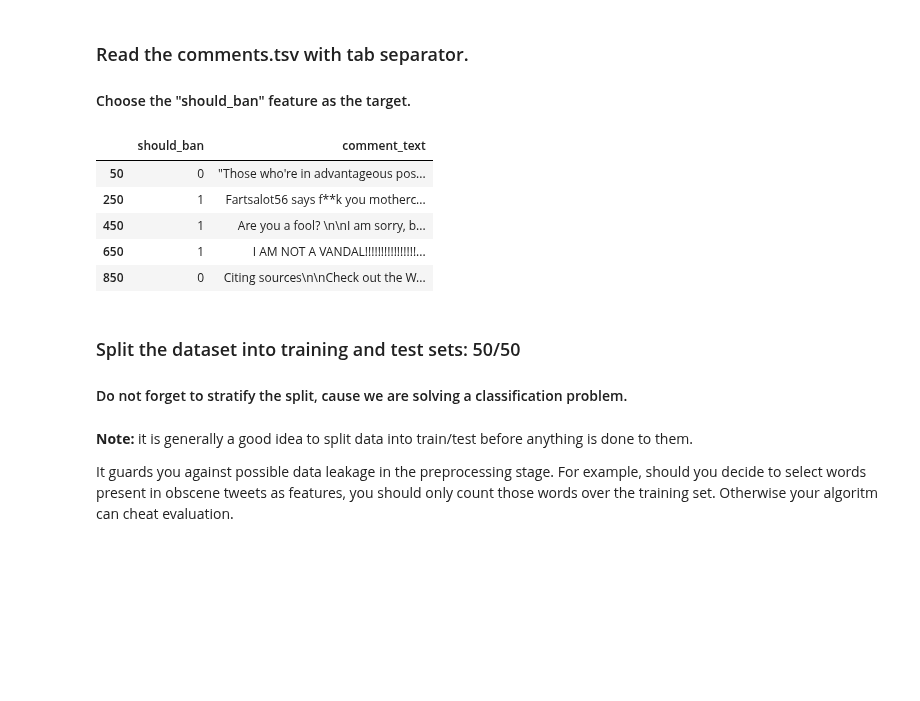
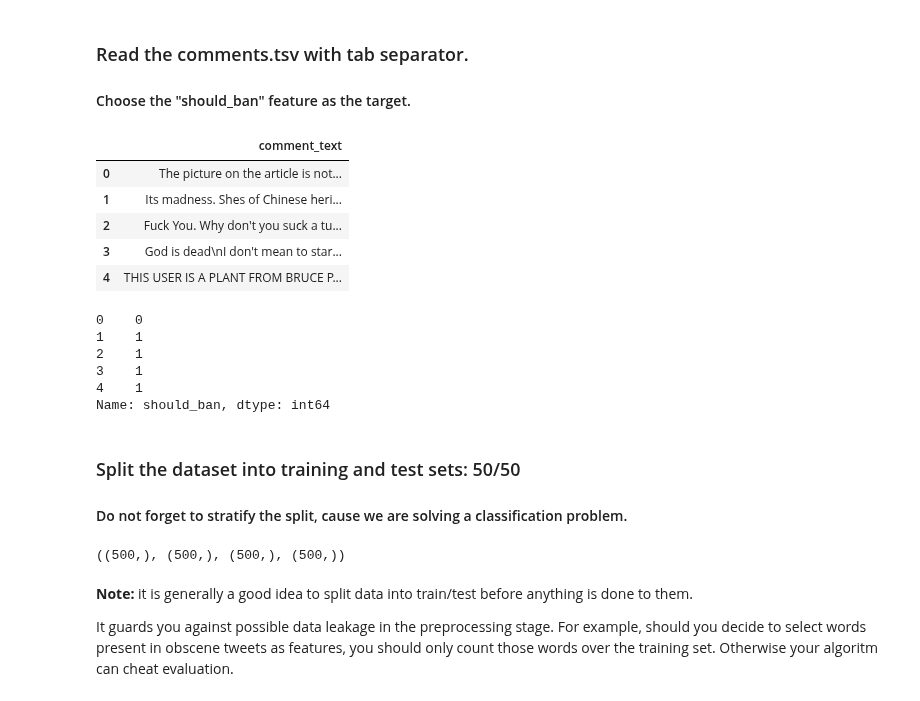
Before and after one commit to tigranfah/machine_learning, a Jupyter notebook: ACA_course/machine_learning/homeworks/homework11/nlp1_homework.ipynb, the cells around one changed output. Cells and saved outputs as stored; diff of their text form; code cells hidden in the pictures; blank space fills up the shorter version.

```diff
--- a/ACA_course/machine_learning/homeworks/homework11/nlp1_homework.ipynb
+++ b/ACA_course/machine_learning/homeworks/homework11/nlp1_homework.ipynb
@@ -16,13 +16,26 @@ Like in many real-world cases, you only have a small (10^3) dataset of hand-labe
 import pandas as pd
 
 # <Your code Goes Here>
+df_comments = pd.read_table("comments.tsv")
+should_ban = df_comments.pop("should_ban")
-# %% [output]
-|  | should_ban | comment_text |
-| 50 | 0 | "Those who're in advantageous pos... |
-| 250 | 1 | Fartsalot56 says f**k you motherc... |
-| 450 | 1 | Are you a fool? \n\nI am sorry, b... |
-| 650 | 1 | I AM NOT A VANDAL!!!!!!!!!!!!!!!!... |
-| 850 | 0 | Citing sources\n\nCheck out the W... |
+# %%
+df_comments.head()
+# %% [output]
+|  | comment_text |
+| 0 | The picture on the article is not... |
+| 1 | Its madness. Shes of Chinese heri... |
+| 2 | Fuck You. Why don't you suck a tu... |
+| 3 | God is dead\nI don't mean to star... |
+| 4 | THIS USER IS A PLANT FROM BRUCE P... |
+# %%
+should_ban.head()
+# %% [output]
+0    0
+1    1
+2    1
+3    1
+4    1
+Name: should_ban, dtype: int64
 # %% [markdown]
 ### Split the dataset into training and test sets: 50/50
 #### Do not forget to stratify the split, cause we are solving a classification problem.
@@ -31,3 +48,7 @@ import pandas as pd
+# %%
+X_train.shape, y_train.shape, X_test.shape, y_test.shape
+# %% [output]
+((500,), (500,), (500,), (500,))
 # %% [markdown]
 __Note:__ it is generally a good idea to split data into train/test before anything is done to them.
 
```
Also changed, not shown: parts of 9 cells of this notebook, 5 other files.
